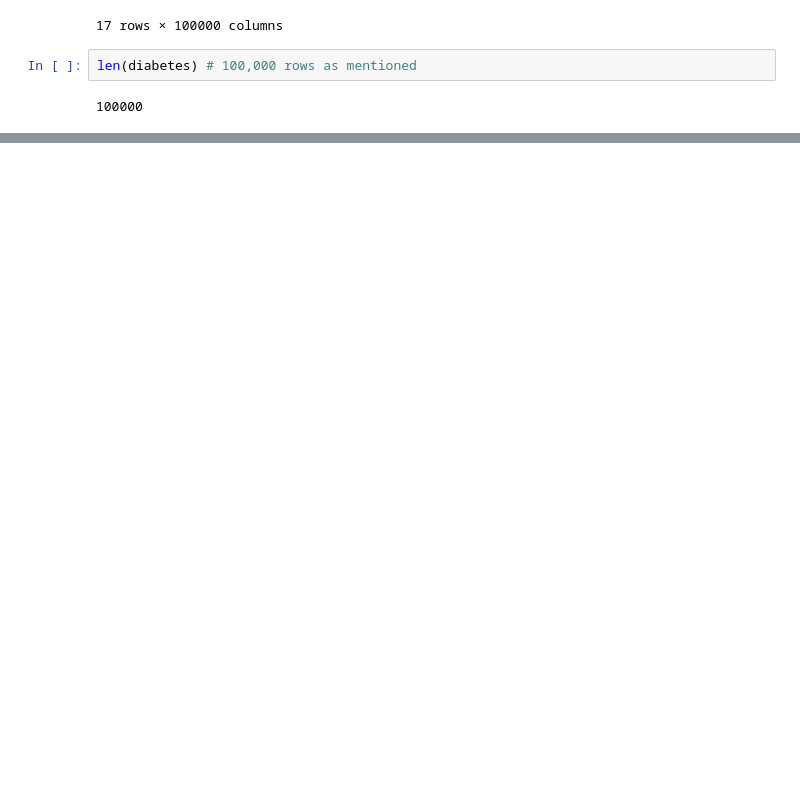
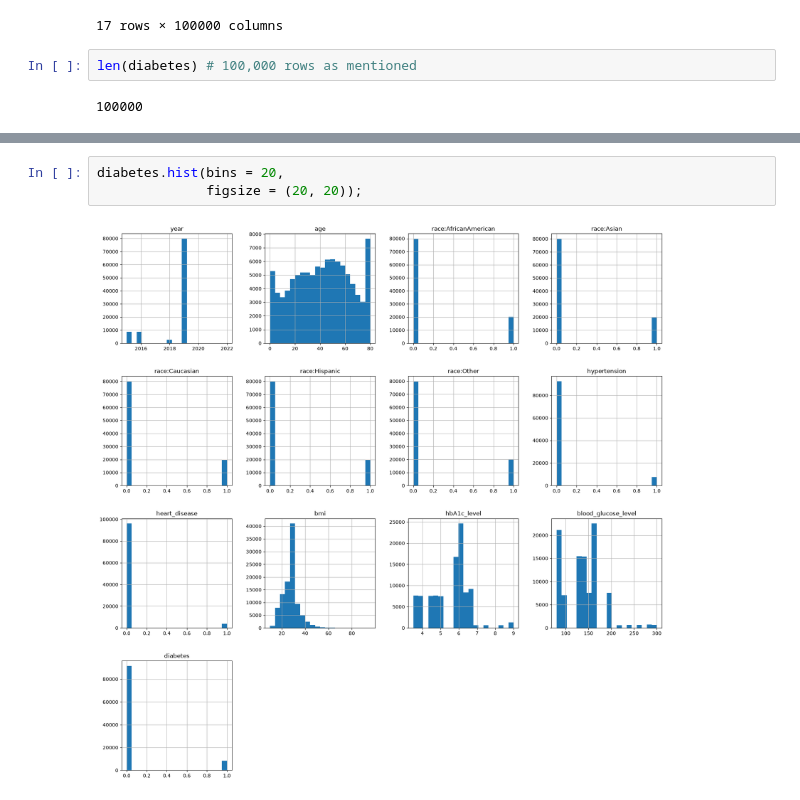
Before and after one commit to Avyayyy/diabetes-prediction-classification, a Jupyter notebook: diabetes-prediction.ipynb, the cells around one changed output, grey strips where cells are left out. Drawn from its saved outputs; the diff is of its cells as text; blank space fills up the shorter version.

```diff
--- a/diabetes-prediction.ipynb
+++ b/diabetes-prediction.ipynb
@@ -76,0 +184,5 @@ len(diabetes) # 100,000 rows as mentioned
+# %%
+diabetes.hist(bins = 20,
+              figsize = (20, 20));
+# %% [output]
+[figure, added]
```
Also changed, not shown: parts of 11 cells of this notebook, 1 other file.
